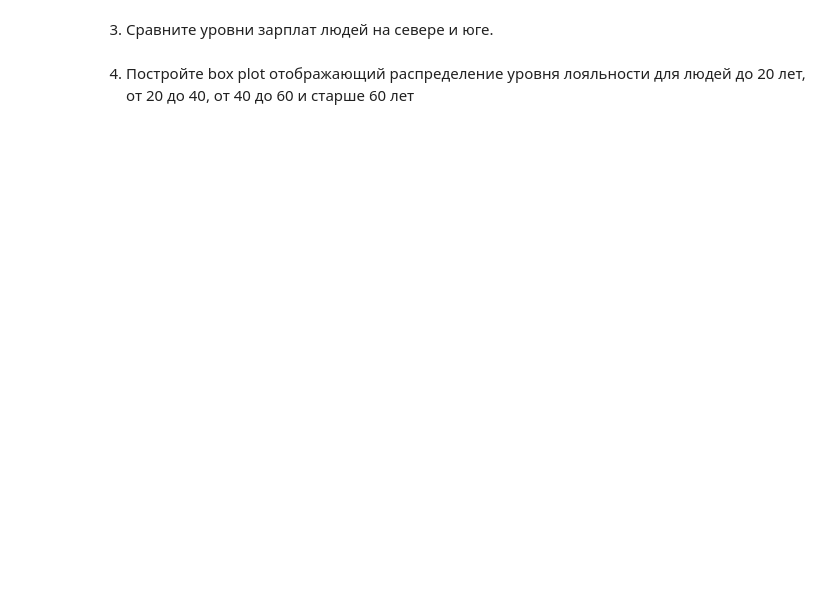
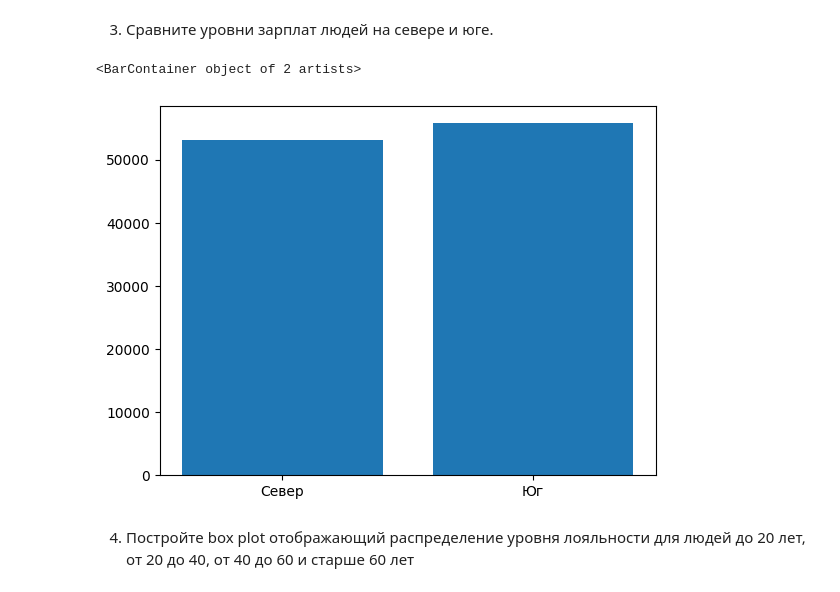
Before and after one commit to zloyaloha/ML, a Jupyter notebook: lab1.ipynb, the cells around one changed output. Drawn from its saved outputs; the diff is of its cells as text; code cells hidden in the pictures; blank space fills up the shorter version.

```diff
--- a/lab1.ipynb
+++ b/lab1.ipynb
@@ -288,4 +313,18 @@ False
 # %% [markdown]
 3. Сравните уровни зарплат людей на севере и юге.
+# %%
+
+north_data = df[df["region"] == "North"]
+south_data = df[df["region"] == "South"]
+
+# Расчет средних зарплат
+north_mean = north_data["annual_income"].mean()
+south_mean = south_data["annual_income"].mean()
+plt.bar(['Север', 'Юг'], [north_mean, south_mean])
+# plt.bar(data.index,
+#         data["annual_income"])
+# %% [output]
+<BarContainer object of 2 artists>
+[figure, added]
 # %% [markdown]
 4. Постройте box plot отображающий распределение уровня лояльности для людей до 20 лет, от 20 до 40, от 40 до 60 и старше 60 лет
```
Also changed, not shown: parts of 6 cells of this notebook.
